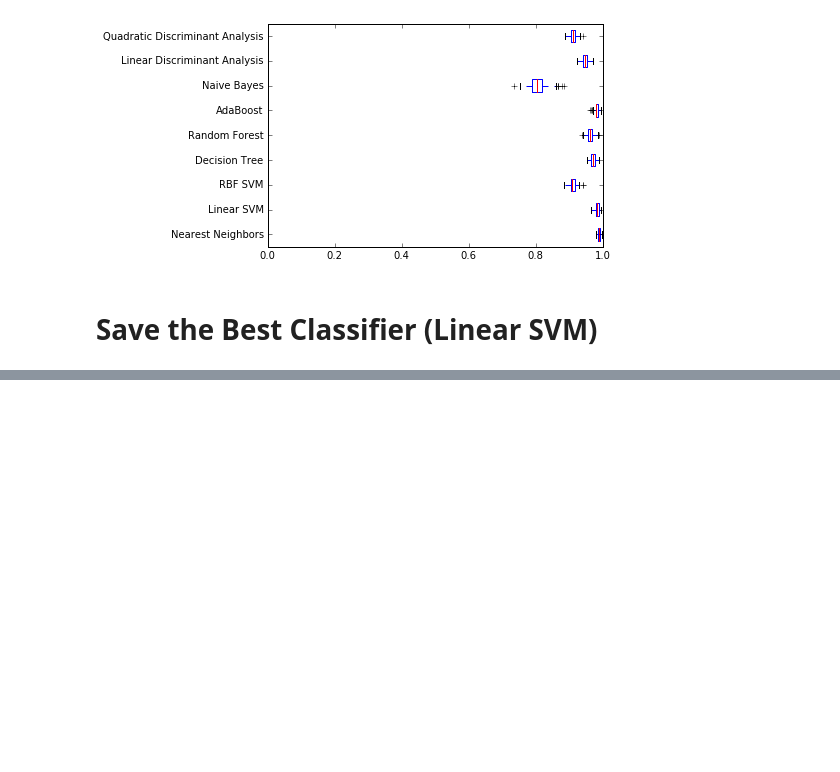
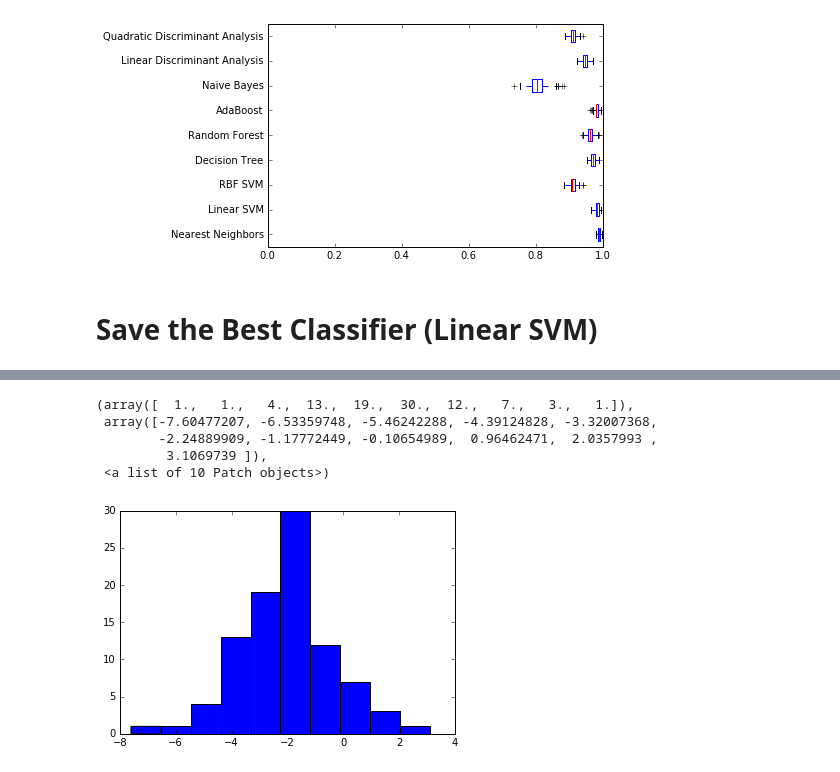
Before and after one commit to vtsatskin/Hot-Car-Data-Collection, a Jupyter notebook: Sliding Window Classifier Testing.ipynb, the cells around one changed output, grey strips where cells are left out. Cells and saved outputs as stored; diff of their text form; code cells hidden in the pictures; blank space fills up the shorter version.

```diff
--- a/Sliding Window Classifier Testing.ipynb
+++ b/Sliding Window Classifier Testing.ipynb
@@ -156,0 +220,10 @@ joblib.dump(max_clf, 'classifier-sliding.pkl')
+# %%
+X_adult_decisions = clf.decision_function([x.flatten() for x in X_adult_slices])
+plt.hist(X_adult_decisions)
+# %% [output]
+(array([  1.,   1.,   4.,  13.,  19.,  30.,  12.,   7.,   3.,   1.]),
+ array([-7.60477207, -6.53359748, -5.46242288, -4.39124828, -3.32007368,
+        -2.24889909, -1.17772449, -0.10654989,  0.96462471,  2.0357993 ,
+         3.1069739 ]),
+ <a list of 10 Patch objects>)
+[figure, added]
```
Also changed, not shown: parts of 9 cells of this notebook.
